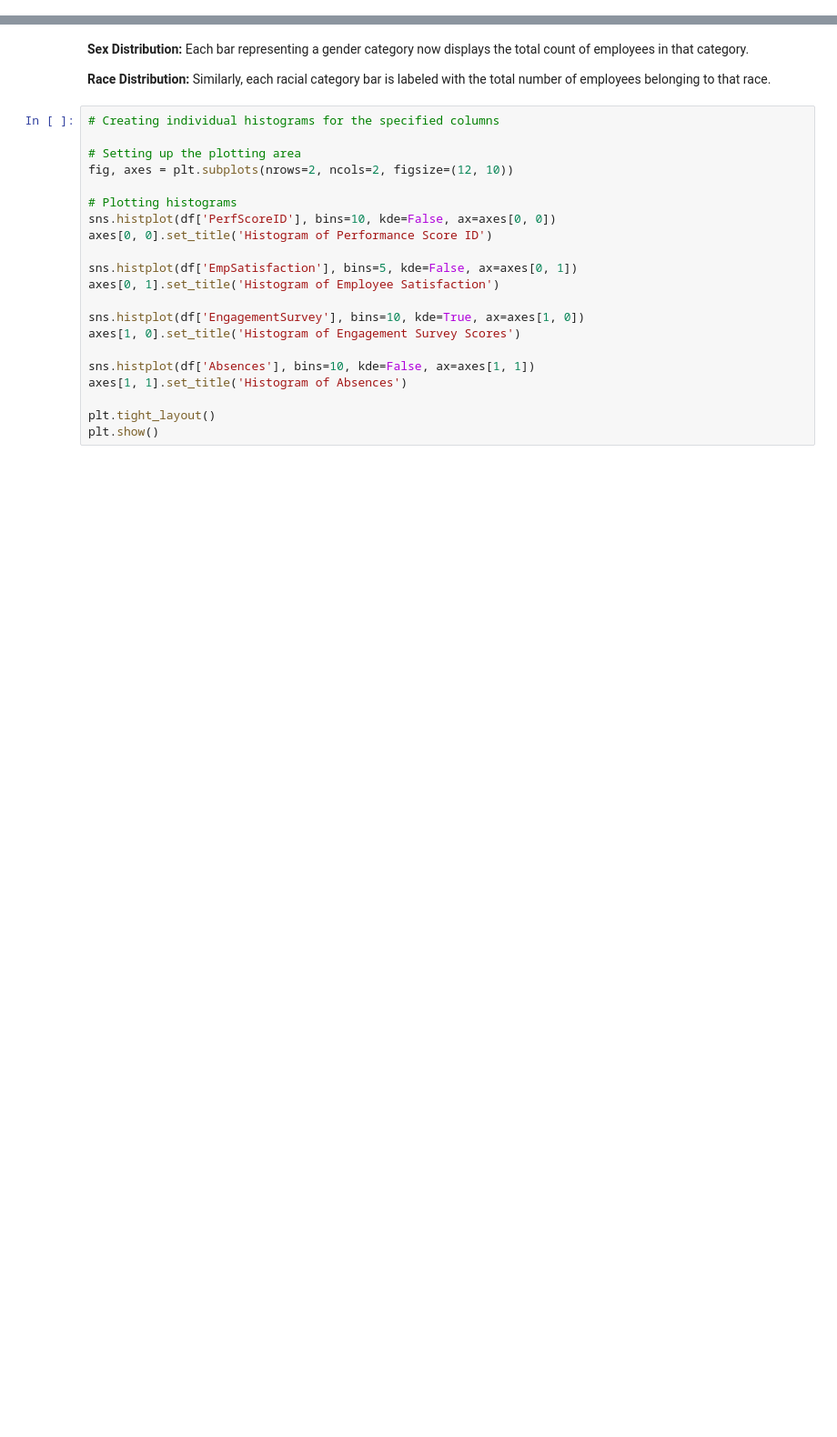
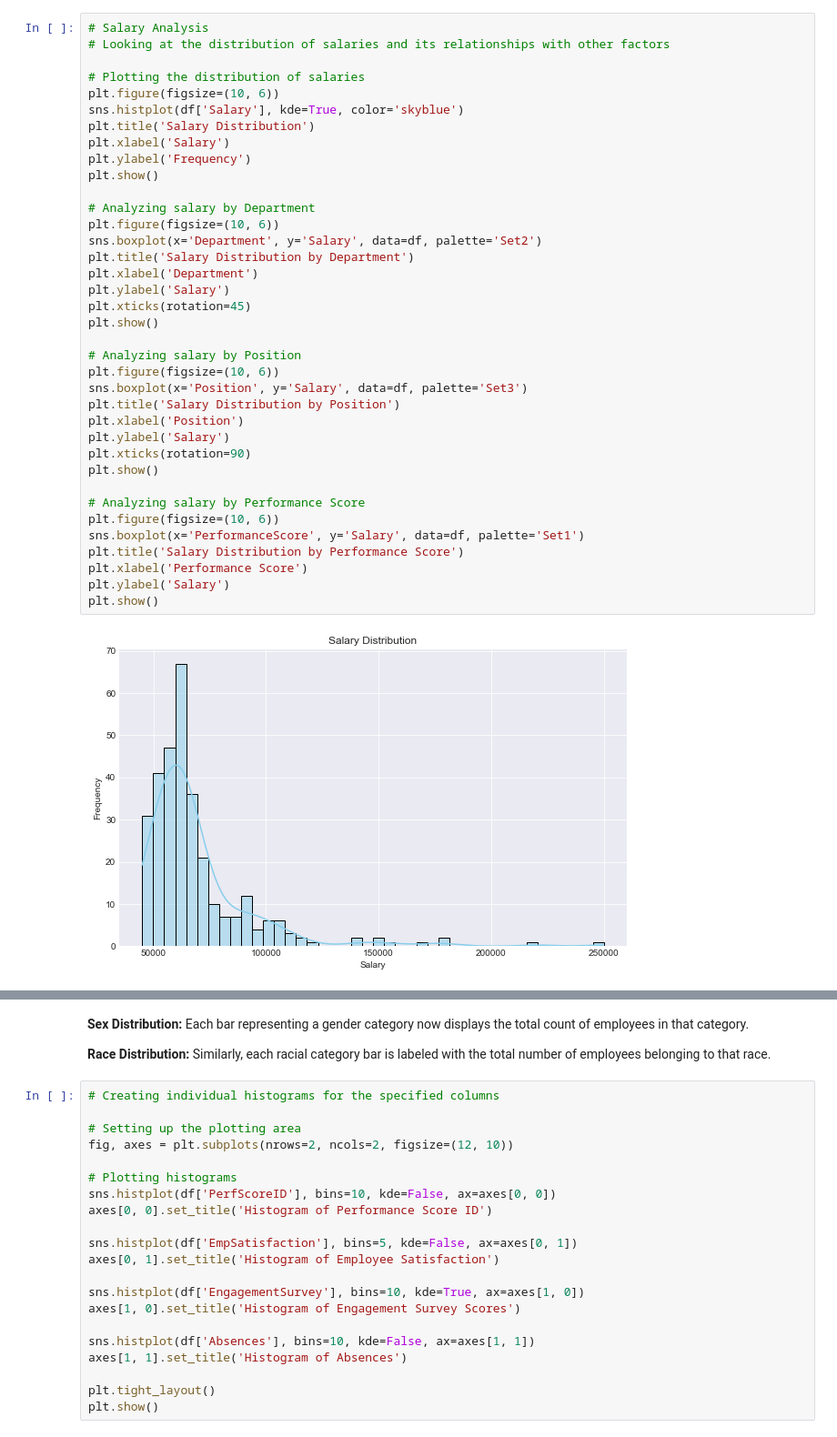
Before and after one commit to TerraJRiley/Human_Resources_Analysis, a Jupyter notebook: HR_EDA.ipynb, the cells around one changed output, grey strips where cells are left out. Shown at 91% size. Drawn from its saved outputs; the diff is of its cells as text; blank space fills up the shorter version.

```diff
--- a/HR_EDA.ipynb
+++ b/HR_EDA.ipynb
@@ -24,0 +31,39 @@ df.head()
+# %%
+# Salary Analysis
+# Looking at the distribution of salaries and its relationships with other factors
+
+# Plotting the distribution of salaries
+plt.figure(figsize=(10, 6))
+sns.histplot(df['Salary'], kde=True, color='skyblue')
+plt.title('Salary Distribution')
+plt.xlabel('Salary')
+plt.ylabel('Frequency')
+plt.show()
+
+# Analyzing salary by Department
+plt.figure(figsize=(10, 6))
+sns.boxplot(x='Department', y='Salary', data=df, palette='Set2')
+plt.title('Salary Distribution by Department')
+plt.xlabel('Department')
+plt.ylabel('Salary')
+plt.xticks(rotation=45)
+plt.show()
+
+# Analyzing salary by Position
+plt.figure(figsize=(10, 6))
+sns.boxplot(x='Position', y='Salary', data=df, palette='Set3')
+plt.title('Salary Distribution by Position')
+plt.xlabel('Position')
+plt.ylabel('Salary')
+plt.xticks(rotation=90)
+plt.show()
+
+# Analyzing salary by Performance Score
+plt.figure(figsize=(10, 6))
+sns.boxplot(x='PerformanceScore', y='Salary', data=df, palette='Set1')
+plt.title('Salary Distribution by Performance Score')
+plt.xlabel('Performance Score')
+plt.ylabel('Salary')
+plt.show()
+# %% [output]
+[figure, added]
```
Also changed, not shown: parts of 43 cells of this notebook, 1 other file.
